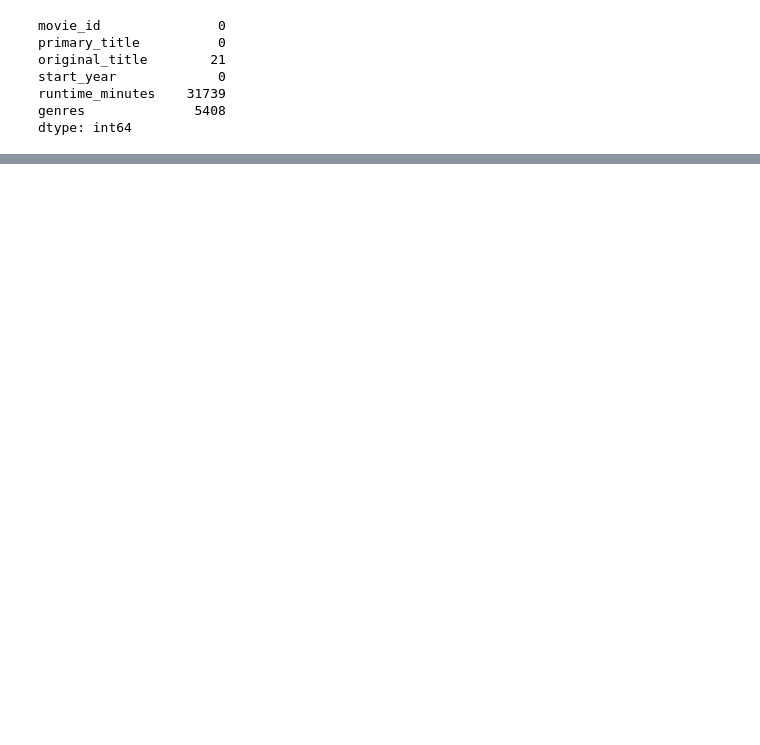
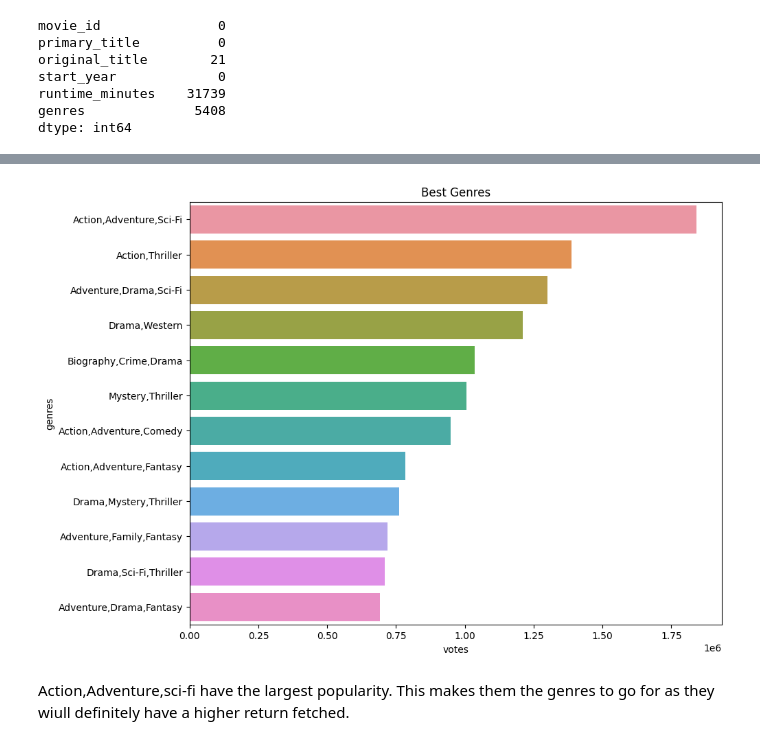
Before and after one commit to Victormawira/Phase-1-Project, a Jupyter notebook: student.ipynb, the cells around one changed output, grey strips where cells are left out. Saved outputs shown, nothing was run; the diff lists cells and outputs as text; code cells hidden in the pictures; blank space fills up the shorter version.

```diff
--- a/student.ipynb
+++ b/student.ipynb
@@ -517,0 +585,5 @@ db_movieRating.head()
+# %%
+# creating a dataframe
+highest_votes= highest_votes.rename_axis('genre')
+highest_votes1= highest_votes.reset_index(name='vote')
+highest_votes1
@@ -517,0 +604,10 @@ db_movieRating.head()
+# %%
+# movie genres with the highest vote.
+plt.figure(figsize=(10,8))
+barplot = sns.barplot(x='votes',y='genres', data=highest_votes)
+barplot.set(title='Best Genres')
+plt.show()
+# %% [output]
+[figure, added]
+# %% [markdown]
+Action,Adventure,sci-fi have the largest popularity. This makes them the genres to go for as they wiull definitely have a higher return fetched.
```
Also changed, not shown: parts of 127 cells of this notebook, 5 other files.
